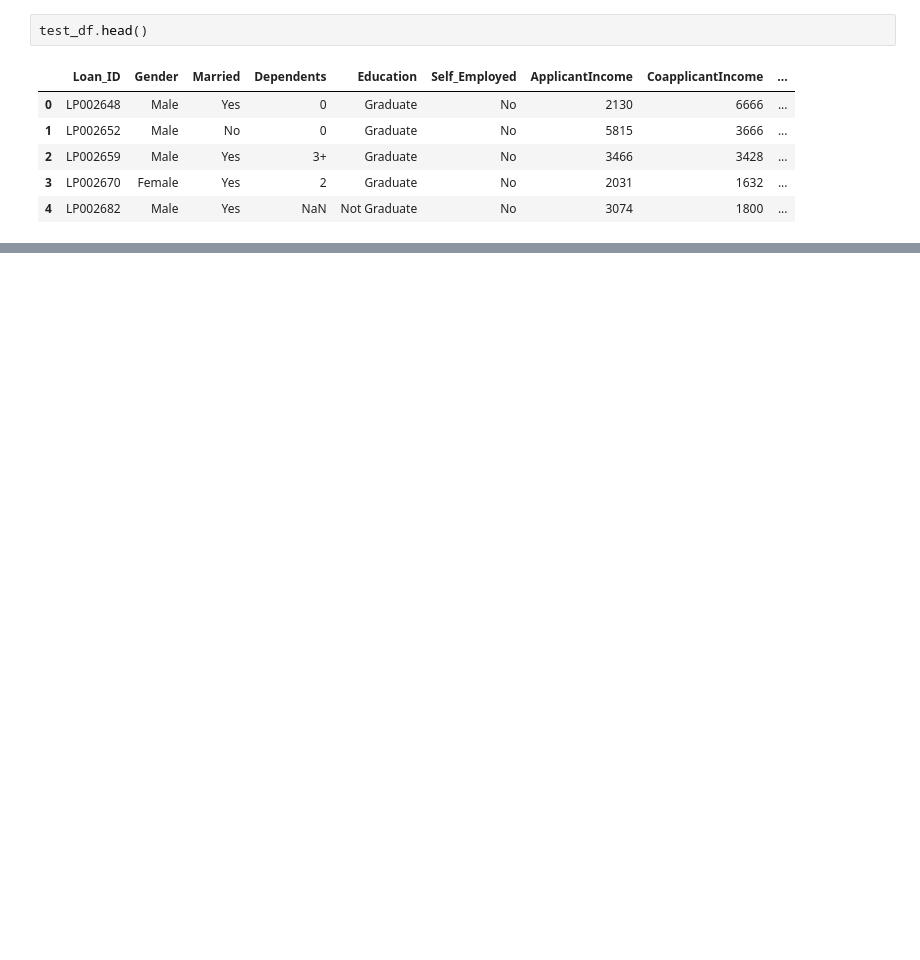
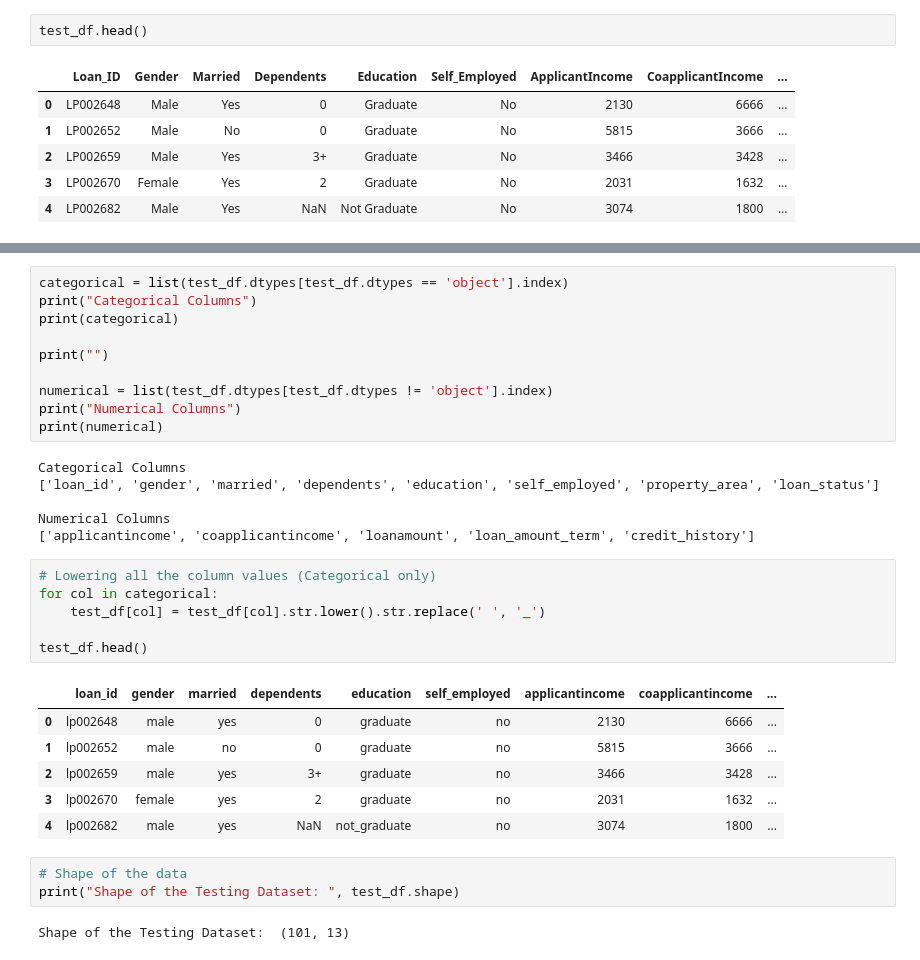
Before and after one commit to allaalmouiz/loan_acceptance_prediction, a Jupyter notebook: Loan_Acceptance_Prediction_Challange_AlaaAlmouiz(S2026_176).ipynb, the cells around one changed output, grey strips where cells are left out. Drawn from its saved outputs; the diff is of its cells as text; blank space fills up the shorter version.

```diff
--- a/Loan_Acceptance_Prediction_Challange_AlaaAlmouiz(S2026_176).ipynb
+++ b/Loan_Acceptance_Prediction_Challange_AlaaAlmouiz(S2026_176).ipynb
@@ -652,0 +682,34 @@ test_df.head()
+# %%
+categorical = list(test_df.dtypes[test_df.dtypes == 'object'].index)
+print("Categorical Columns")
+print(categorical)
+
+print("")
+
+numerical = list(test_df.dtypes[test_df.dtypes != 'object'].index)
+print("Numerical Columns")
+print(numerical)
+# %% [output]
+Categorical Columns
+['loan_id', 'gender', 'married', 'dependents', 'education', 'self_employed', 'property_area', 'loan_status']
+
+Numerical Columns
+['applicantincome', 'coapplicantincome', 'loanamount', 'loan_amount_term', 'credit_history']
+# %%
+# Lowering all the column values (Categorical only)
+for col in categorical:
+    test_df[col] = test_df[col].str.lower().str.replace(' ', '_')
+
+test_df.head()
+# %% [output]
+|  | loan_id | gender | married | dependents | education | self_employed | applicantincome | coapplicantincome | ... |
+| 0 | lp002648 | male | yes | 0 | graduate | no | 2130 | 6666 | ... |
+| 1 | lp002652 | male | no | 0 | graduate | no | 5815 | 3666 | ... |
+| 2 | lp002659 | male | yes | 3+ | graduate | no | 3466 | 3428 | ... |
+| 3 | lp002670 | female | yes | 2 | graduate | no | 2031 | 1632 | ... |
+| 4 | lp002682 | male | yes | NaN | not_graduate | no | 3074 | 1800 | ... |
+# %%
+# Shape of the data
+print("Shape of the Testing Dataset: ", test_df.shape)
+# %% [output]
+Shape of the Testing Dataset:  (101, 13)
```
Also changed, not shown: parts of 39 cells of this notebook.
